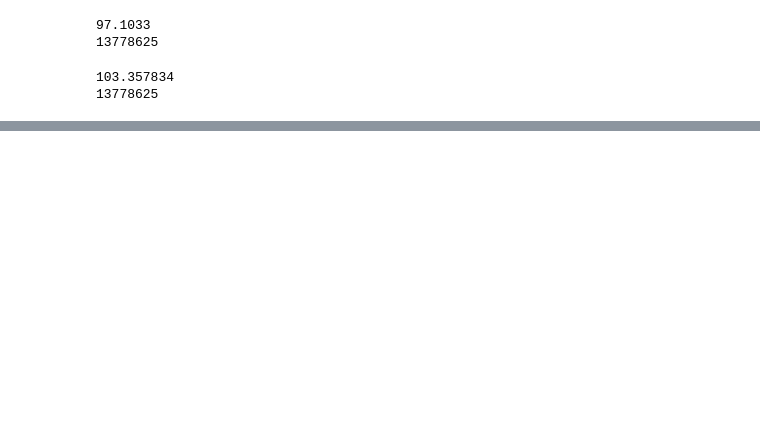
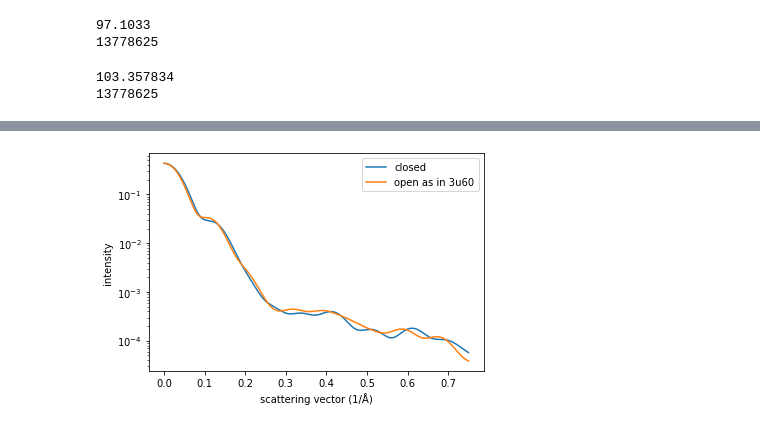
Before and after one commit to kentgorday/kuriyanlab_python-workshops, a Jupyter notebook: 2/BioPDB_demo2.ipynb, the cells around one changed output, grey strips where cells are left out. Cells and saved outputs as stored; diff of their text form; code cells hidden in the pictures; blank space fills up the shorter version.

```diff
--- a/2/BioPDB_demo2.ipynb
+++ b/2/BioPDB_demo2.ipynb
@@ -99,0 +190,31 @@ Text(0.5, 1.0, 'Electronic pair distribution function for T4 clamp')
+# %%
+%%timeit -n 1 -r 1
+# For fun, let's use the magic IPython function timeit to see how long this block takes to run
+
+# Now let's try to get an approximate intensity curve for each structure
+# Note: if this cell is running slowly, interrupt it (Kernal -> Interrupt) and run the alternative below
+
+q_values = np.linspace(1e-6, 0.75, 10000) # avoid dividing by 0...
+intensities_closed = np.zeros(len(q_values))
+intensities_open = np.zeros(len(q_values))
+
+closed_sum = np.sum(pairdist_closed)
+open_sum = np.sum(pairdist_open)
+
+# Using the Debye scattering equation to transform p(r) to I(q):
+for i in range(len(q_values)):
+    for j in range(len(pairdist_closed)):
+        rj = binwidth * j + binwidth / 2
+        intensities_closed[i] += 4 * np.pi * binwidth * np.sin(q_values[i] * rj) * pairdist_closed[j] / \
+                              (closed_sum * q_values[i] * rj)
+        intensities_open[i] += 4 * np.pi * binwidth * np.sin(q_values[i] * rj) * pairdist_open[j] / \
+                              (open_sum * q_values[i] * rj)
+
+plt.plot(q_values, intensities_closed)
+plt.plot(q_values, intensities_open)
+plt.yscale("log")
+plt.xlabel("scattering vector (1/Å)")
+plt.ylabel("intensity")
+plt.legend(["closed", "open as in 3u60"])
+# We have a reasonable-looking plot, but this method was quite slow...
+# %% [output]
@@ -99,0 +222 @@ Text(0.5, 1.0, 'Electronic pair distribution function for T4 clamp')
+[figure, added]
```
Also changed, not shown: parts of 9 cells of this notebook.
